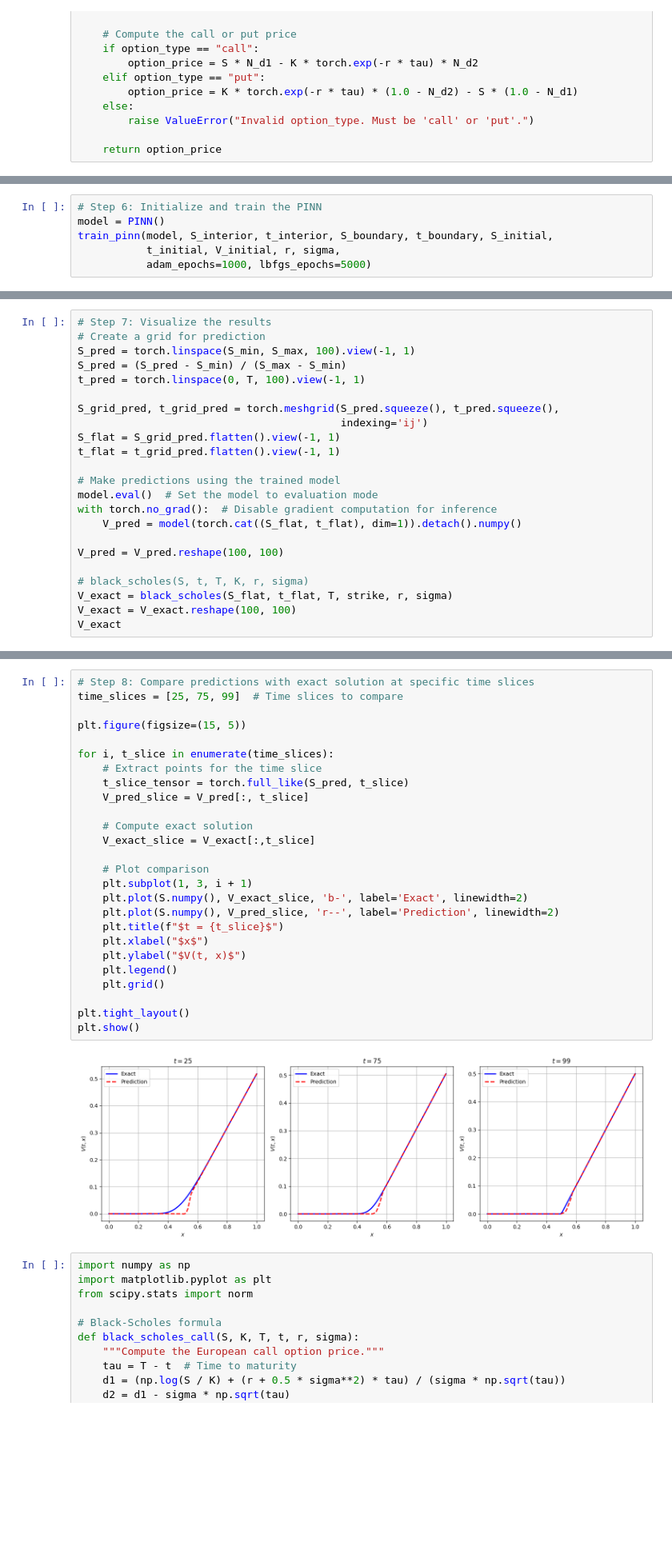
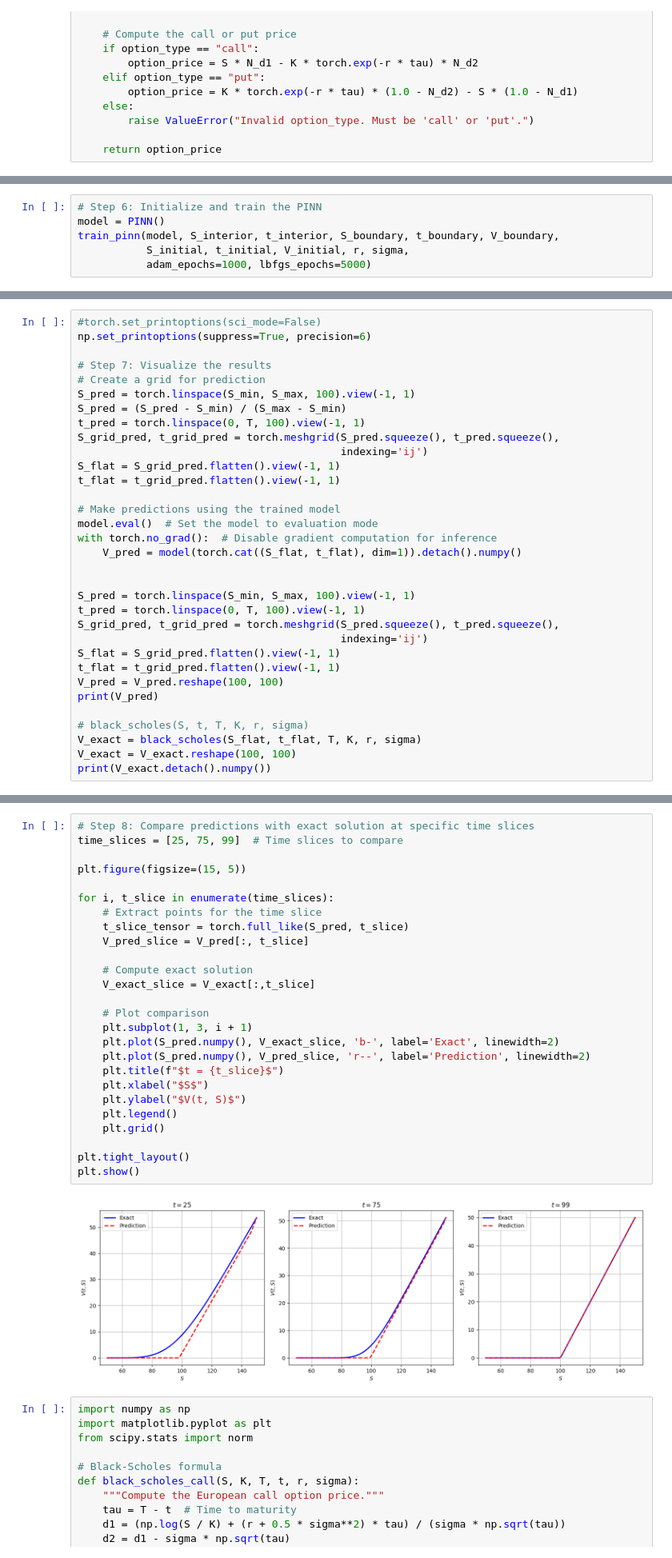
Before and after one commit to aderdouri/PINNs, a Jupyter notebook: Tutorials/BlackScholes_equation.ipynb, the cells around one changed output, grey strips where cells are left out. Shown at 80% size. Drawn from its saved outputs; the diff is of its cells as text; blank space fills up the shorter version.

```diff
--- a/Tutorials/BlackScholes_equation.ipynb
+++ b/Tutorials/BlackScholes_equation.ipynb
@@ -203,6 +226,6 @@ V_initial = torch.max(S - strike, torch.tensor(0.0))
 # %%
 # Step 6: Initialize and train the PINN
 model = PINN()
-train_pinn(model, S_interior, t_interior, S_boundary, t_boundary, S_initial,
-           t_initial, V_initial, r, sigma,
+train_pinn(model, S_interior, t_interior, S_boundary, t_boundary, V_boundary,
+           S_initial, t_initial, V_initial, r, sigma,
            adam_epochs=1000, lbfgs_epochs=5000)
@@ -209,10 +252,12 @@ train_pinn(model, S_interior, t_interior, S_boundary, t_boundary, S_initial,
 # %%
+#torch.set_printoptions(sci_mode=False)
+np.set_printoptions(suppress=True, precision=6)
+
 # Step 7: Visualize the results
 # Create a grid for prediction
 S_pred = torch.linspace(S_min, S_max, 100).view(-1, 1)
 S_pred = (S_pred - S_min) / (S_max - S_min)
 t_pred = torch.linspace(0, T, 100).view(-1, 1)
-
 S_grid_pred, t_grid_pred = torch.meshgrid(S_pred.squeeze(), t_pred.squeeze(),
                                           indexing='ij')
 S_flat = S_grid_pred.flatten().view(-1, 1)
@@ -223,10 +268,18 @@ model.eval()  # Set the model to evaluation mode
 with torch.no_grad():  # Disable gradient computation for inference
     V_pred = model(torch.cat((S_flat, t_flat), dim=1)).detach().numpy()
 
+
+S_pred = torch.linspace(S_min, S_max, 100).view(-1, 1)
+t_pred = torch.linspace(0, T, 100).view(-1, 1)
+S_grid_pred, t_grid_pred = torch.meshgrid(S_pred.squeeze(), t_pred.squeeze(),
+                                          indexing='ij')
+S_flat = S_grid_pred.flatten().view(-1, 1)
+t_flat = t_grid_pred.flatten().view(-1, 1)
 V_pred = V_pred.reshape(100, 100)
+print(V_pred)
 
 # black_scholes(S, t, T, K, r, sigma)
-V_exact = black_scholes(S_flat, t_flat, T, strike, r, sigma)
+V_exact = black_scholes(S_flat, t_flat, T, K, r, sigma)
 V_exact = V_exact.reshape(100, 100)
-V_exact
+print(V_exact.detach().numpy())
 # %% [output]
@@ -240,31 +300,31 @@ tensor([[0.0000, 0.0000, 0.0000,  ..., 0.0000, 0.0000, 0.0000],
 # %%
 # Step 8: Compare predictions with exact solution at specific time slices
 time_slices = [25, 75, 99]  # Time slices to compare
 
 plt.figure(figsize=(15, 5))
 
 for i, t_slice in enumerate(time_slices):
     # Extract points for the time slice
     t_slice_tensor = torch.full_like(S_pred, t_slice)
     V_pred_slice = V_pred[:, t_slice]
 
     # Compute exact solution
     V_exact_slice = V_exact[:,t_slice]
 
     # Plot comparison
     plt.subplot(1, 3, i + 1)
-    plt.plot(S.numpy(), V_exact_slice, 'b-', label='Exact', linewidth=2)
-    plt.plot(S.numpy(), V_pred_slice, 'r--', label='Prediction', linewidth=2)
+    plt.plot(S_pred.numpy(), V_exact_slice, 'b-', label='Exact', linewidth=2)
+    plt.plot(S_pred.numpy(), V_pred_slice, 'r--', label='Prediction', linewidth=2)
     plt.title(f"$t = {t_slice}$")
-    plt.xlabel("$x$")
-    plt.ylabel("$V(t, x)$")
+    plt.xlabel("$S$")
+    plt.ylabel("$V(t, S)$")
     plt.legend()
     plt.grid()
 
 plt.tight_layout()
 plt.show()
 # %% [output]
-[figure, old version]
+[figure, new version]
 # %%
 import numpy as np
 import matplotlib.pyplot as plt
```
Also changed, not shown: parts of 4 cells of this notebook.
